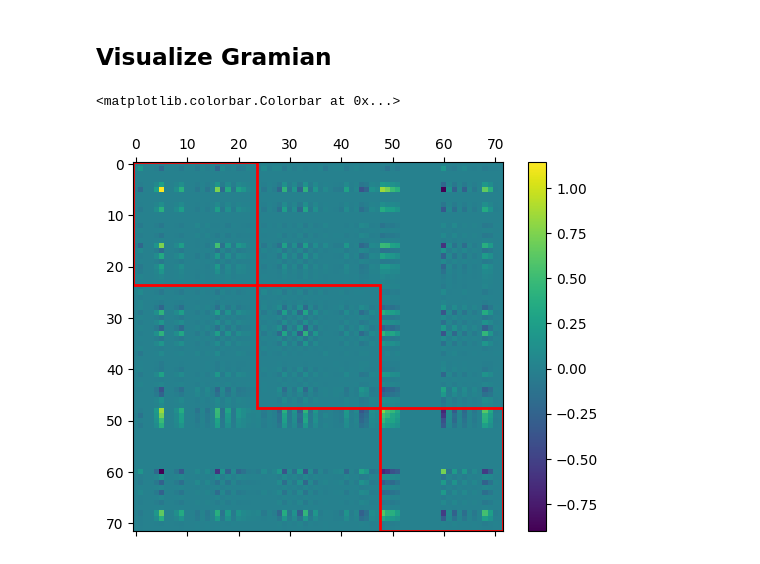
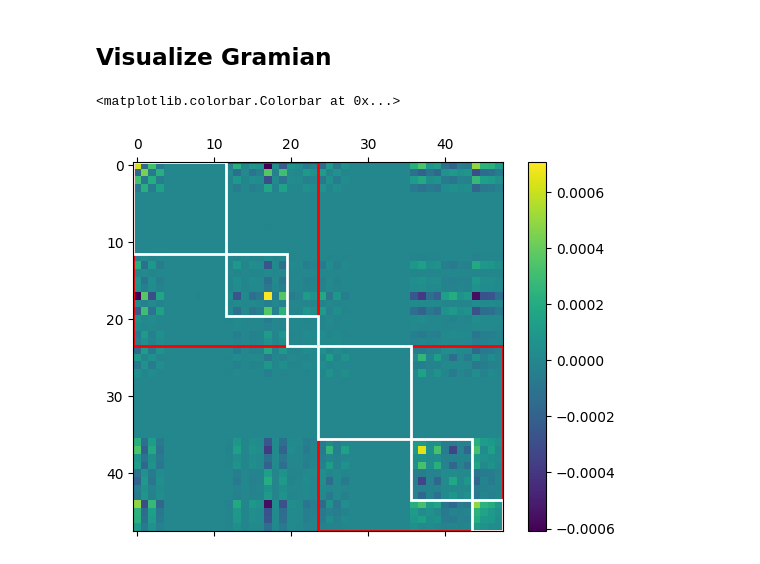
Before and after one commit to chmda/ctt, a Jupyter notebook: notebooks/natural_gradient_descent.ipynb, the cells around one changed output. Drawn from its saved outputs; the diff is of its cells as text; code cells hidden in the pictures.

```diff
--- a/notebooks/natural_gradient_descent.ipynb
+++ b/notebooks/natural_gradient_descent.ipynb
@@ -52,8 +72,10 @@ ctt = make_ctt(lift, retraction, basis, d)
 # %%
+from ctt.tt import validate_ranks
+
 key, train_key, val_key = random.split(key, 3)
 
 domain = (0., 1.)
-N_train = 10000
+N_train = 1_000_000
 X_train = random.uniform(key=train_key, shape=(N_train, d), minval=domain[0], maxval=domain[1])
 # X_train = random.normal(key=train_key, shape=(N_train, d))
 y_train = jax.vmap(target)(X_train)
@@ -63,10 +85,12 @@ X_val = random.uniform(key=val_key, shape=(N_val, d), minval=domain[0], maxval=d
 # X_val = random.normal(key=val_key, shape=(N_val, d))
 y_val = jax.vmap(target)(X_val)
 
-num_steps = 3
+num_steps = 2
 regularization_coeff = 0.
 radius = None
-ranks = [d_lift] + [2] * (d_lift-1) + [1]
+rank = 3
+ranks = [d_lift] + [rank]*(d_lift-1) + [1]
+ranks = validate_ranks([n_features]*d_lift, ranks)
 # %%
 def dataloader(arrays: list, batch_size: int, *, key: PRNGKeyArray):
     dataset_size = arrays[0].shape[0]
@@ -243,12 +338,13 @@ key, *control_keys = random.split(key, num_steps+1)
 key, training_key = random.split(key)
 
 init_controls = [
-    tt_randn(control_key, [n_features] * d_lift, ranks, cov=3.0)
+    tt_randn(control_key, [n_features] * d_lift, ranks, cov=1)
     for control_key in control_keys
 ]
 zero_init_controls = [
     tt_zeros([n_features] * d_lift, ranks)
     for _ in range(num_steps)
 ]
+# init_controls = list(map(left_orth, init_controls))
 print(list(map(tt_norm, init_controls)))
 # %% [output]
@@ -352,25 +457,41 @@ Text(0, 0.5, 'Error')
 # %% [markdown]
 ## Visualize Gramian
 # %%
-N_gram = 20_000
+N_gram = 500_000
 key, gram_key = random.split(key)
 X_gram = random.uniform(key=gram_key, shape=(N_gram, d), minval=domain[0], maxval=domain[1])
+# G = get_gramian(list(map(left_orth, params_ngd)), X_gram)
+# G = get_gramian(params_ngd, X_gram)
 G = get_gramian(init_controls, X_gram)
+# %%
+pos = 0
+blocks = []
+for i in range(num_steps):
+    size = sizeof_pytree(init_controls[i])
+    block = G[pos:pos+size, pos:pos+size]
+    blocks.append(block)
+    pos += size
 # %%
 import matplotlib.patches as patches
 
 fig, ax = plt.subplots()
 # plot the Gram matrix
 im = ax.matshow(G, cmap="viridis")
 # draw the block diagonals
 pos = 0
 for i in range(num_steps):
     size = sizeof_pytree(init_controls[i])
     rect = patches.Rectangle((pos-0.5, pos-0.5), size, size, linewidth=2, edgecolor="r", facecolor='none')
     ax.add_patch(rect)
+    inner_pos = pos
+    for j in range(len(init_controls[i])):
+        core_size = sizeof_pytree(init_controls[i][j])
+        rect = patches.Rectangle((inner_pos-0.5, inner_pos-0.5), core_size, core_size, linewidth=2, edgecolor="white", facecolor="none")
+        ax.add_patch(rect)
+        inner_pos += core_size
     pos += size
 ax.set_aspect("equal")
 fig.colorbar(im, ax=ax)
 # %% [output]
 <matplotlib.colorbar.Colorbar at 0x...>
-[figure, old version]
+[figure, new version]
```
Also changed, not shown: parts of 16 cells of this notebook, 16 other files.
